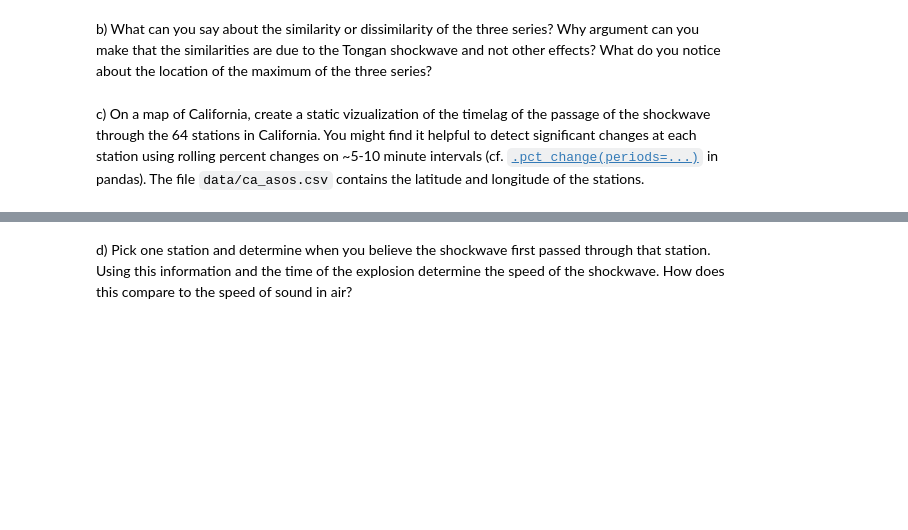
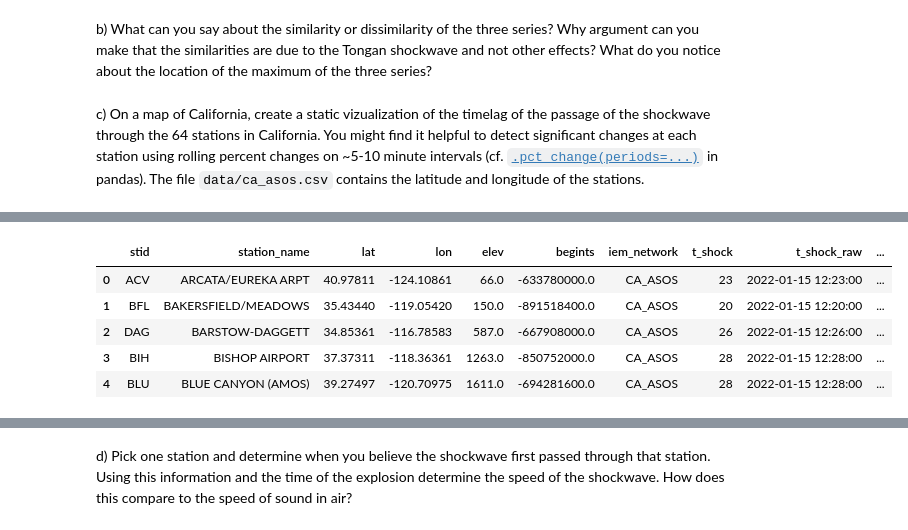
Before and after one commit to yanglyu902/UCB-AY250-HW, a Jupyter notebook: hw_2/hw_2.ipynb, the cells around one changed output, grey strips where cells are left out. Saved outputs shown, nothing was run; the diff lists cells and outputs as text; code cells hidden in the pictures; blank space fills up the shorter version.

```diff
--- a/hw_2/hw_2.ipynb
+++ b/hw_2/hw_2.ipynb
@@ -82,0 +156,12 @@ c) On a map of California, create a static vizualization of the timelag of the p
+# %%
+# convert df_geo to geodata object
+df_geo = gpd.GeoDataFrame(
+    df_geo, geometry=gpd.points_from_xy(df_geo['lon'], df_geo['lat']))
+df_geo.head()
+# %% [output]
+|  | stid | station_name | lat | lon | elev | begints | iem_network | t_shock | t_shock_raw | ... |
+| 0 | ACV | ARCATA/EUREKA ARPT | 40.97811 | -124.10861 | 66.0 | -633780000.0 | CA_ASOS | 23 | 2022-01-15 12:23:00 | ... |
+| 1 | BFL | BAKERSFIELD/MEADOWS | 35.43440 | -119.05420 | 150.0 | -891518400.0 | CA_ASOS | 20 | 2022-01-15 12:20:00 | ... |
+| 2 | DAG | BARSTOW-DAGGETT | 34.85361 | -116.78583 | 587.0 | -667908000.0 | CA_ASOS | 26 | 2022-01-15 12:26:00 | ... |
+| 3 | BIH | BISHOP AIRPORT | 37.37311 | -118.36361 | 1263.0 | -850752000.0 | CA_ASOS | 28 | 2022-01-15 12:28:00 | ... |
+| 4 | BLU | BLUE CANYON (AMOS) | 39.27497 | -120.70975 | 1611.0 | -694281600.0 | CA_ASOS | 28 | 2022-01-15 12:28:00 | ... |
```
Also changed, not shown: parts of 19 cells of this notebook.
